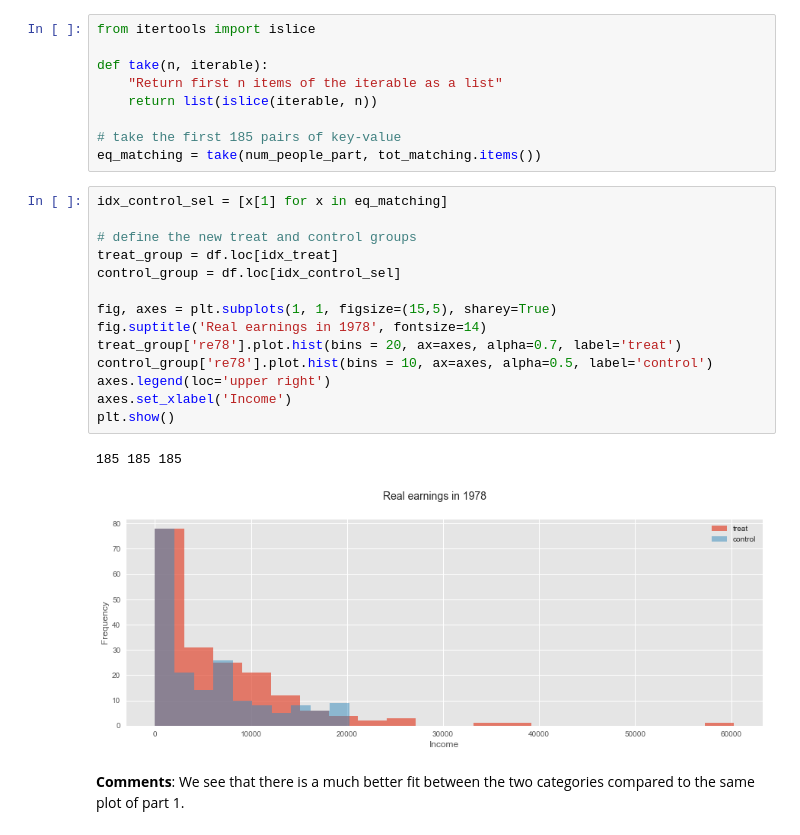
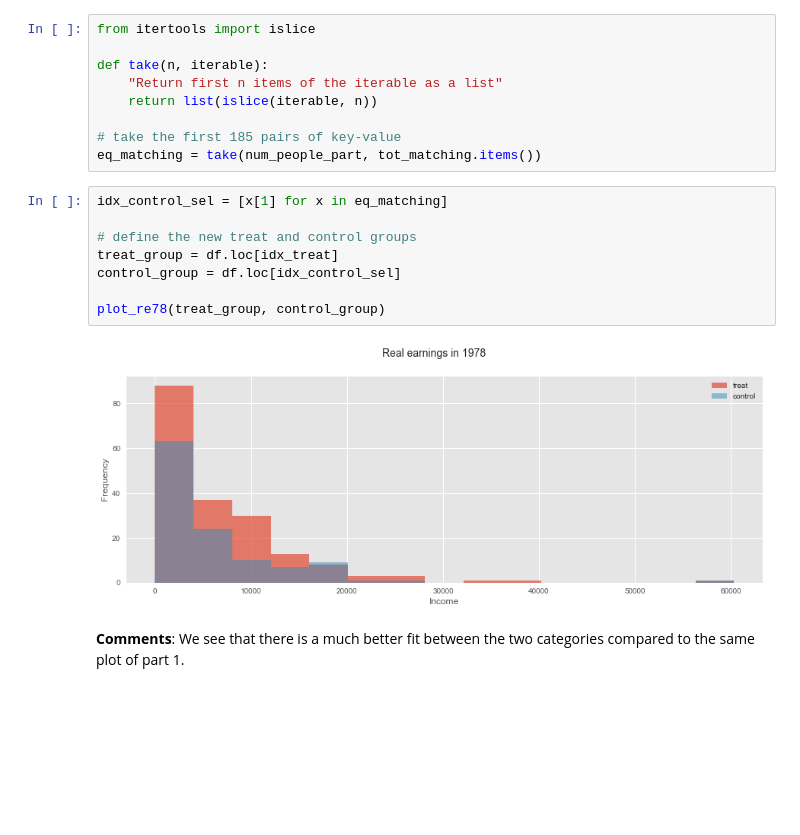
Before and after one commit to Timonzimm/CS-401, a Jupyter notebook: HW04/Homework4.ipynb, the cells around one changed output. Saved outputs shown, nothing was run; the diff lists cells and outputs as text; blank space fills up the shorter version.

Commit message:
added comments and made plots nicer

```diff
--- a/HW04/Homework4.ipynb
+++ b/HW04/Homework4.ipynb
@@ -324,20 +355,13 @@ eq_matching = take(num_people_part, tot_matching.items())
 # %%
 idx_control_sel = [x[1] for x in eq_matching]
 
 # define the new treat and control groups
 treat_group = df.loc[idx_treat]
 control_group = df.loc[idx_control_sel]
 
-fig, axes = plt.subplots(1, 1, figsize=(15,5), sharey=True)
-fig.suptitle('Real earnings in 1978', fontsize=14)
-treat_group['re78'].plot.hist(bins = 20, ax=axes, alpha=0.7, label='treat')
-control_group['re78'].plot.hist(bins = 10, ax=axes, alpha=0.5, label='control')
-axes.legend(loc='upper right')
-axes.set_xlabel('Income')
-plt.show()
+plot_re78(treat_group, control_group)
 # %% [output]
-185 185 185
-[figure, old version]
+[figure, new version]
 # %% [markdown]
 **Comments**: We see that there is a much better fit between the two categories compared to the same plot of part 1.
 # %%
```
Also changed, not shown: parts of 24 cells of this notebook.
